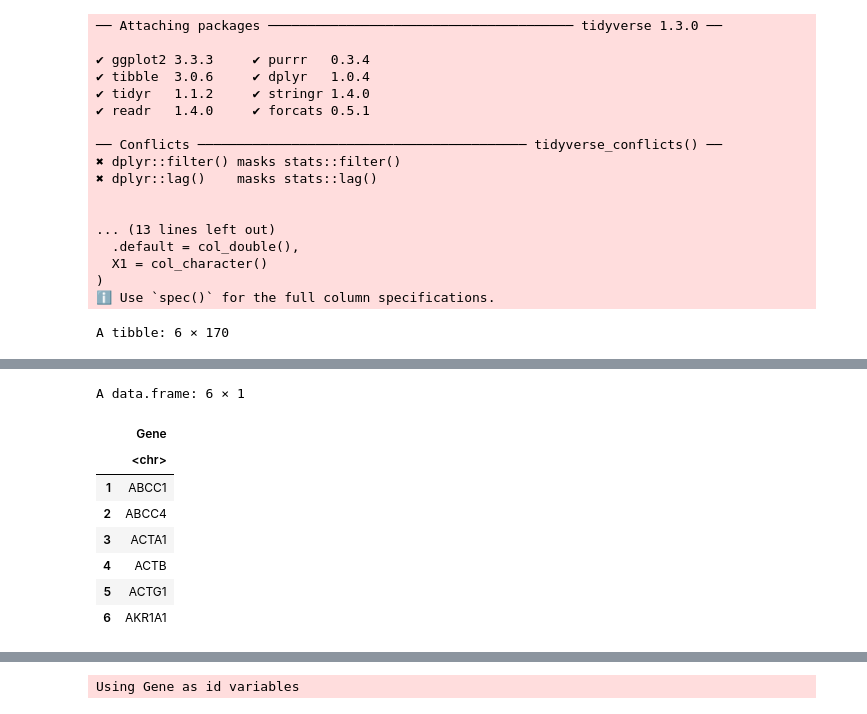
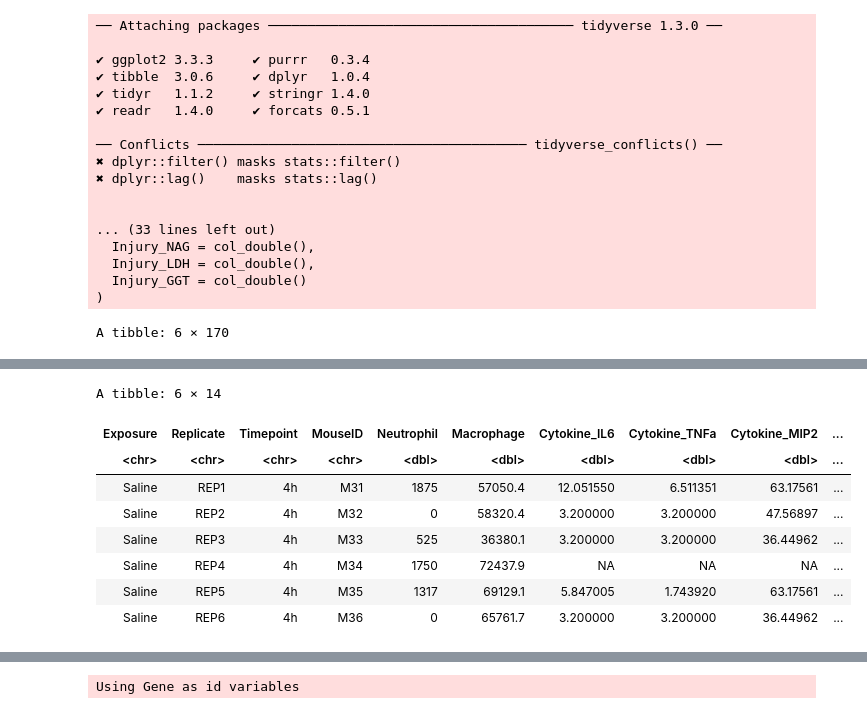
Before and after one commit to Ragerlab/P1013.-Microbiome-Peanut-Allergy, a Jupyter notebook: Gene Expression Heat Map.ipynb, the cells around one changed output, grey strips where cells are left out. Drawn from its saved outputs; the diff is of its cells as text; code cells hidden in the pictures.

```diff
--- a/Gene Expression Heat Map.ipynb
+++ b/Gene Expression Heat Map.ipynb
@@ -9,7 +9,9 @@ library(reshape2)
 
 #reading in file
 gene_expression_data = read_csv("022821_NormCounts_pslog2_RUV.csv")
+gene_expression_key = read_csv("MouseToxicology.csv")
 pathway_mRNAs = data.frame(read_excel("FlamingPeat_4h_pathwaymRNAs_020322.xlsx"))
+gene_signficance_df = data.frame(read_excel("gene_expression_significance_020422.xlsx"))
 # %% [output]
 ── Attaching packages ─────────────────────────────────────── tidyverse 1.3.0 ──
 
@@ -23,30 +25,30 @@ pathway_mRNAs = data.frame(read_excel("FlamingPeat_4h_pathwaymRNAs_020322.xlsx")
 ✖ dplyr::lag()    masks stats::lag()
 
 
-... (13 lines left out)
-  .default = col_double(),
-  X1 = col_character()
+... (33 lines left out)
+  Injury_NAG = col_double(),
+  Injury_LDH = col_double(),
+  Injury_GGT = col_double()
 )
-ℹ Use `spec()` for the full column specifications.
 # %%
 head(gene_expression_data)
-head(pathway_mRNAs)
+head(gene_expression_key)
 # %% [output]
 A tibble: 6 × 170
 | X1 | M1_RedOakSmolder | M2_RedOakSmolder | M3_RedOakSmolder | M4_RedOakSmolder | M5_RedOakSmolder | ... |
 | <chr> | <dbl> | <dbl> | <dbl> | <dbl> | <dbl> | ... |
 | 0610009B22Rik_56046 | 6.001951 | 7.335479 | 7.061139 | 6.989344 | 6.384322 | ... |
 | 0610010F05Rik_69119 | 10.293167 | 9.755566 | 9.720385 | 10.272557 | 10.170494 | ... |
 | 0610010F05Rik_74637 | 4.693722 | 4.574181 | 5.542715 | 4.385701 | 3.715631 | ... |
 | 0610010K14Rik_31619 | 9.353322 | 8.368016 | 8.311618 | 8.280457 | 8.973519 | ... |
 | 0610010K14Rik_31873 | 9.230662 | 9.038618 | 8.758387 | 8.900100 | 9.868493 | ... |
 | 0610010K14Rik_68949 | 7.049897 | 7.538015 | 7.604721 | 7.000066 | 6.555433 | ... |
-A data.frame: 6 × 1
+A tibble: 6 × 14
-|  | Gene |
-|  | <chr> |
-| 1 | ABCC1 |
-| 2 | ABCC4 |
-| 3 | ACTA1 |
-| 4 | ACTB |
-| 5 | ACTG1 |
-| 6 | AKR1A1 |
+| Exposure | Replicate | Timepoint | MouseID | Neutrophil | Macrophage | Cytokine_IL6 | Cytokine_TNFa | Cytokine_MIP2 | ... |
+| <chr> | <chr> | <chr> | <chr> | <dbl> | <dbl> | <dbl> | <dbl> | <dbl> | ... |
+| Saline | REP1 | 4h | M31 | 1875 | 57050.4 | 12.051550 | 6.511351 | 63.17561 | ... |
+| Saline | REP2 | 4h | M32 | 0 | 58320.4 | 3.200000 | 3.200000 | 47.56897 | ... |
+| Saline | REP3 | 4h | M33 | 525 | 36380.1 | 3.200000 | 3.200000 | 36.44962 | ... |
+| Saline | REP4 | 4h | M34 | 1750 | 72437.9 | NA | NA | NA | ... |
+| Saline | REP5 | 4h | M35 | 1317 | 69129.1 | 5.847005 | 1.743920 | 63.17561 | ... |
+| Saline | REP6 | 4h | M36 | 0 | 65761.7 | 3.200000 | 3.200000 | 36.44962 | ... |
```
Also changed, not shown: parts of 13 cells of this notebook.
